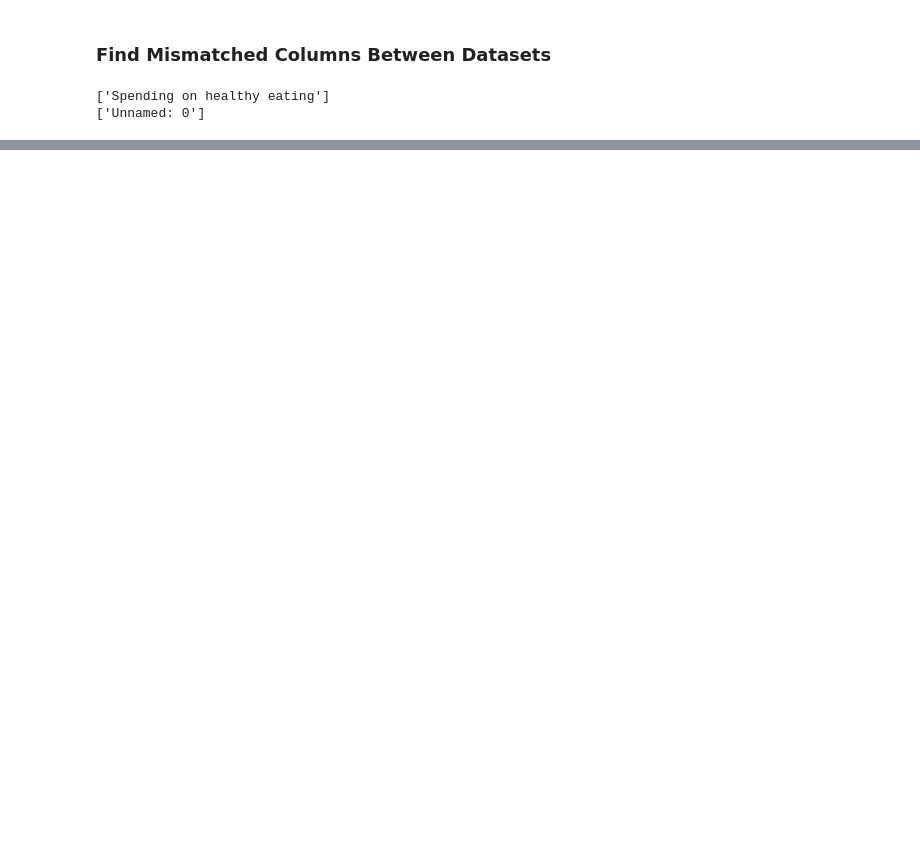
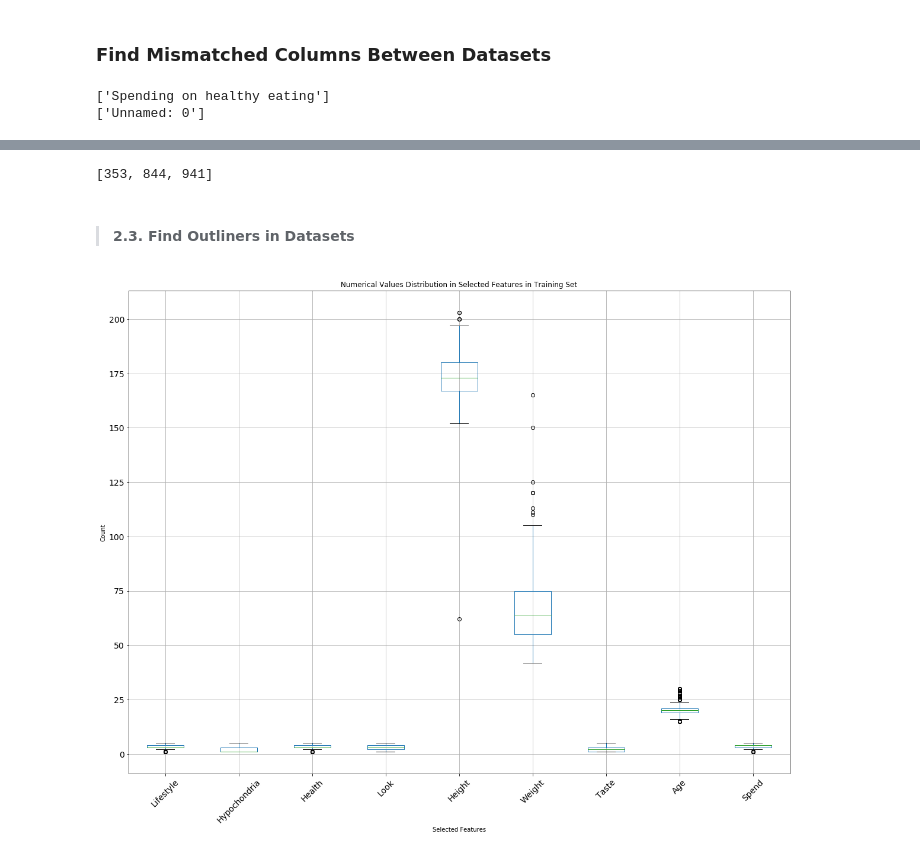
Before and after one commit to calldrj/NSF.Summer.2020, a Jupyter notebook: Mini_Project.ipynb, the cells around one changed output, grey strips where cells are left out. Drawn from its saved outputs; the diff is of its cells as text; code cells hidden in the pictures; blank space fills up the shorter version.

```diff
--- a/Mini_Project.ipynb
+++ b/Mini_Project.ipynb
@@ -453,0 +66,21 @@ plt.show()
+# %%
+new_names = {'Healthy eating':    'Lifestyle',
+             'Spending on looks': 'Look',
+             'Eating to survive': 'Taste'}
+
+df_train.rename(columns={'Spending on healthy eating': 'Spend'}, inplace=True)
+df_train.rename(columns=new_names, inplace=True)
+df_pred_.rename(columns=new_names, inplace=True)
+
+main_idx = [75, 93, 101, 137, 141, 142, 95, 140, 144, 146]
+features = [df_train.columns.tolist()[k] for k in main_idx]
+# Slice the prediction datamframe be selected features
+df_pred_= df_pred_[features]
+
+# Add target in features to slice the training dataframe
+features.append('Spend')
+df_train = df_train[features]
+
+print(df_train.sample(10))
+print('\n' + '* ' * 30)
+print(df_pred_.sample(10))
@@ -453,0 +127,16 @@ plt.show()
+# %%
+removed_idx = [353, 844, 941]
+print(removed_idx)
+# %% [output]
+[353, 844, 941]
+# %% [markdown]
+> #### **2.3. Find Outliners in Datasets**
+# %%
+df_train.boxplot(figsize=(20,15), rot=45)
+plt.tick_params(labelsize=14)
+plt.ylabel('Count')
+plt.xlabel('Selected Features')
+plt.title('Numerical Values Distribution in Selected Features in Training Set')
+plt.show()
+# %% [output]
+[figure, added]
```
Also changed, not shown: parts of 73 cells of this notebook.
